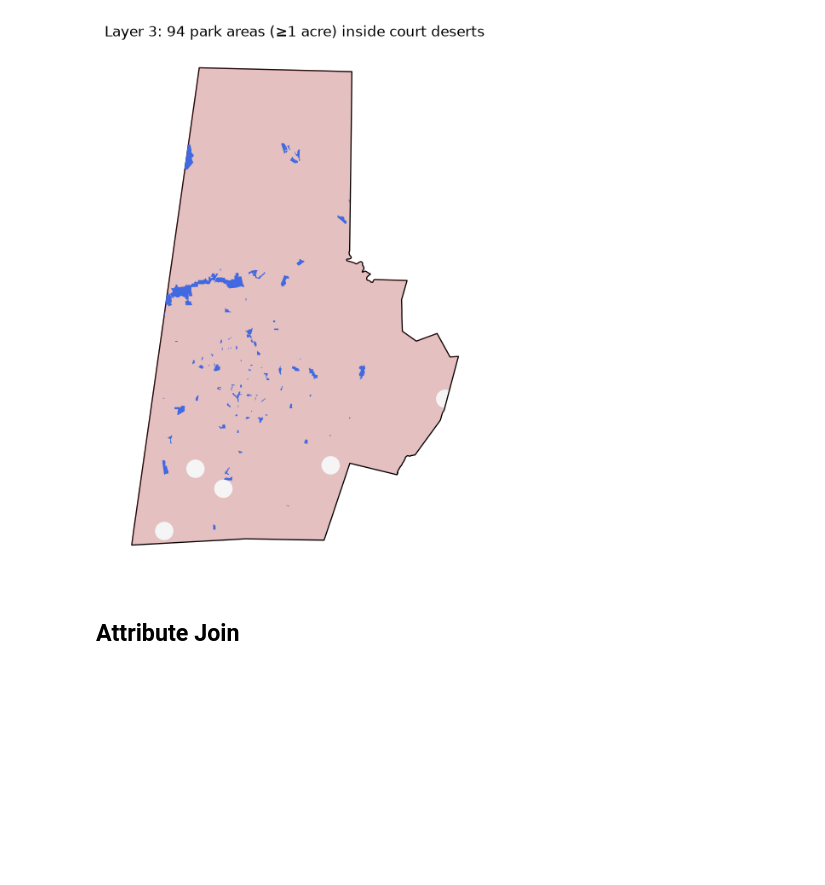
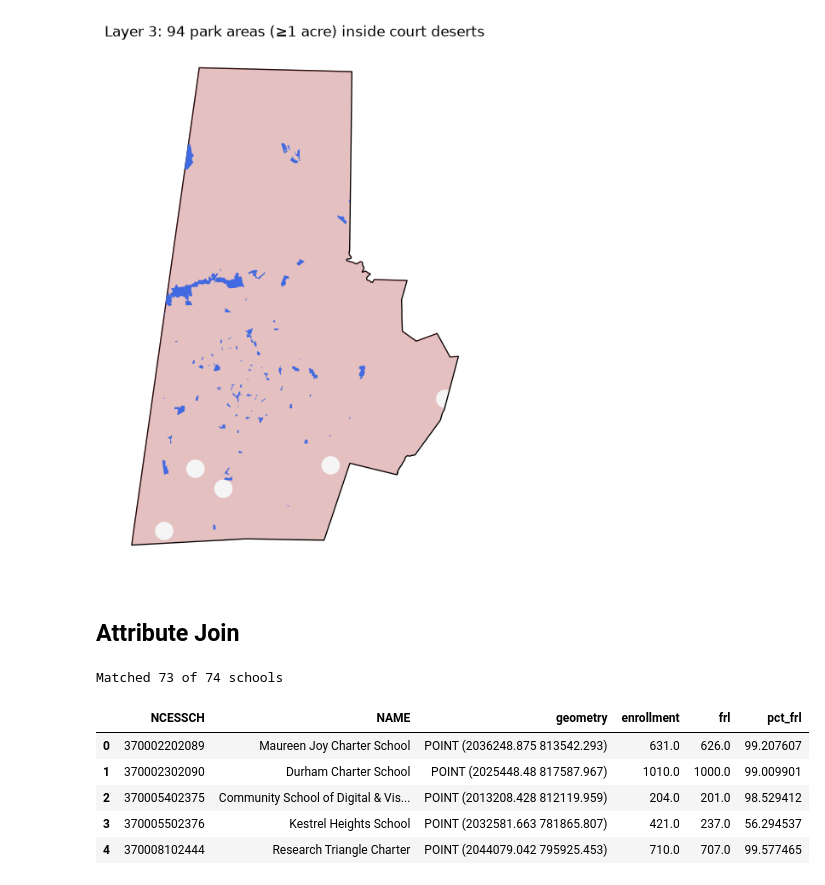
Before and after one commit to ompatel33/geog592-ompatel, a Jupyter notebook: homework/week07/data.ipynb, the cells around one changed output. Drawn from its saved outputs; the diff is of its cells as text; code cells hidden in the pictures; blank space fills up the shorter version.

```diff
--- a/homework/week07/data.ipynb
+++ b/homework/week07/data.ipynb
@@ -137,3 +144,41 @@ candidate_sites.sort_values("acres", ascending=False)[["name", "acres"]].head(10
 [figure]
 # %% [markdown]
 ## Attribute Join
+# %%
+# combining previous layers to show the full analysis
+
+result = gpd.sjoin(gdf, courts_durham, how="left", predicate="intersects")
+
+# Durham school points (left table)
+shp = next((DATA / "edge_schools").rglob("*.shp"))
+schools = gpd.read_file(shp)
+schools = schools[schools["CNTY"] == "37063"].to_crs(CRS)[["NCESSCH", "NAME", "geometry"]]
+
+# NCES attribute table (right table)
+raw = pd.read_csv(DATA / "elsi_nc_schools.csv", skiprows=6, dtype=str)   # set skiprows to your count
+raw = raw.apply(lambda c: c.str.replace(r'^="|"$', "", regex=True).str.strip())
+
+def col(keyword):
+    return next(c for c in raw.columns if keyword.lower() in c.lower())
+
+ccd = pd.DataFrame({
+    "NCESSCH":    raw[col("School ID")].str.zfill(12),
+    "enrollment": pd.to_numeric(raw[col("Total Students")], errors="coerce"),
+    "frl":        pd.to_numeric(raw[col("Free and Reduced")], errors="coerce"),
+}).dropna(subset=["NCESSCH"])
+
+# attribute join on the shared ID
+schools_j = schools.merge(ccd, on="NCESSCH", how="left", validate="1:1")
+schools_j["pct_frl"] = schools_j["frl"] / schools_j["enrollment"] * 100
+
+print(f"Matched {schools_j['enrollment'].notna().sum()} of {len(schools_j)} schools")
+schools_j.to_file(DATA / "schools_with_ccd.gpkg")
+schools_j.head()
+# %% [output]
+Matched 73 of 74 schools
+|  | NCESSCH | NAME | geometry | enrollment | frl | pct_frl |
+| 0 | 370002202089 | Maureen Joy Charter School | POINT (2036248.875 813542.293) | 631.0 | 626.0 | 99.207607 |
+| 1 | 370002302090 | Durham Charter School | POINT (2025448.48 817587.967) | 1010.0 | 1000.0 | 99.009901 |
+| 2 | 370005402375 | Community School of Digital & Vis... | POINT (2013208.428 812119.959) | 204.0 | 201.0 | 98.529412 |
+| 3 | 370005502376 | Kestrel Heights School | POINT (2032581.663 781865.807) | 421.0 | 237.0 | 56.294537 |
+| 4 | 370008102444 | Research Triangle Charter | POINT (2044079.042 795925.453) | 710.0 | 707.0 | 99.577465 |
```
Also changed, not shown: parts of 9 cells of this notebook, 14 other files.
